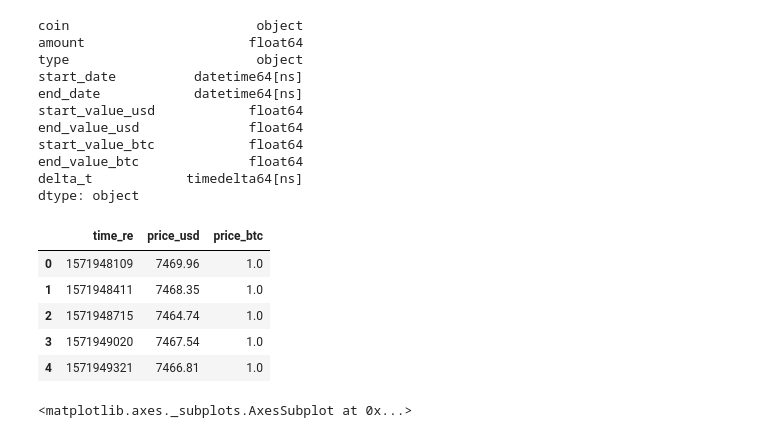
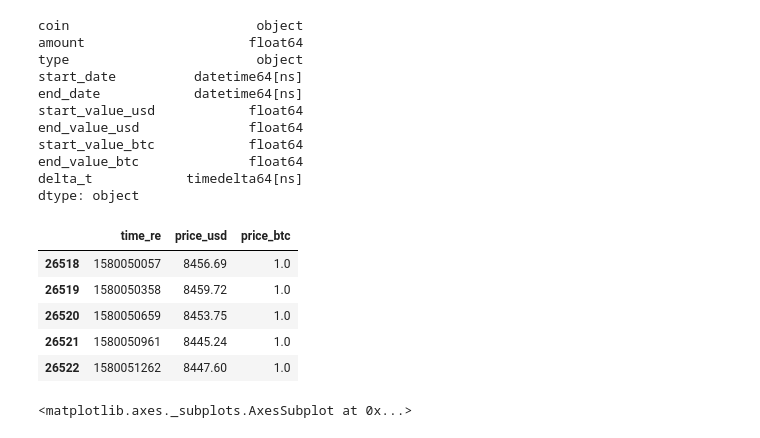
Before and after one commit to kaluzap/python_coingecko_mysql_report, a Jupyter notebook: notebook/following_investments.ipynb, the cells around one changed output. Saved outputs shown, nothing was run; the diff lists cells and outputs as text; code cells hidden in the pictures.

```diff
--- a/notebook/following_investments.ipynb
+++ b/notebook/following_investments.ipynb
@@ -43,3 +46,12 @@ delta_t            timedelta64[ns]
 dtype: object
 # %%
 seconds_in_the_past = (datetime.now() - df['start_date'].min() ).total_seconds()
+data  = mre.read_crypto_data('BTC', seconds_in_the_past)[['time_re', 'price_usd', 'price_btc']]
+data.tail()
+# %% [output]
+|  | time_re | price_usd | price_btc |
+| 26518 | 1580050057 | 8456.69 | 1.0 |
+| 26519 | 1580050358 | 8459.72 | 1.0 |
+| 26520 | 1580050659 | 8453.75 | 1.0 |
+| 26521 | 1580050961 | 8445.24 | 1.0 |
+| 26522 | 1580051262 | 8447.60 | 1.0 |
@@ -48,12 +58,3 @@ data  = mre.read_crypto_data('BTC', seconds_in_the_past)[['time_re', 'price_usd'
-# %%
-data.head()
-# %% [output]
-|  | time_re | price_usd | price_btc |
-| 0 | 1571948109 | 7469.96 | 1.0 |
-| 1 | 1571948411 | 7468.35 | 1.0 |
-| 2 | 1571948715 | 7464.74 | 1.0 |
-| 3 | 1571949020 | 7467.54 | 1.0 |
-| 4 | 1571949321 | 7466.81 | 1.0 |
 # %%
 data.plot(x='time_re', y='price_usd')
 # %% [output]
```
Also changed, not shown: parts of 4 cells of this notebook, 1 other file.
